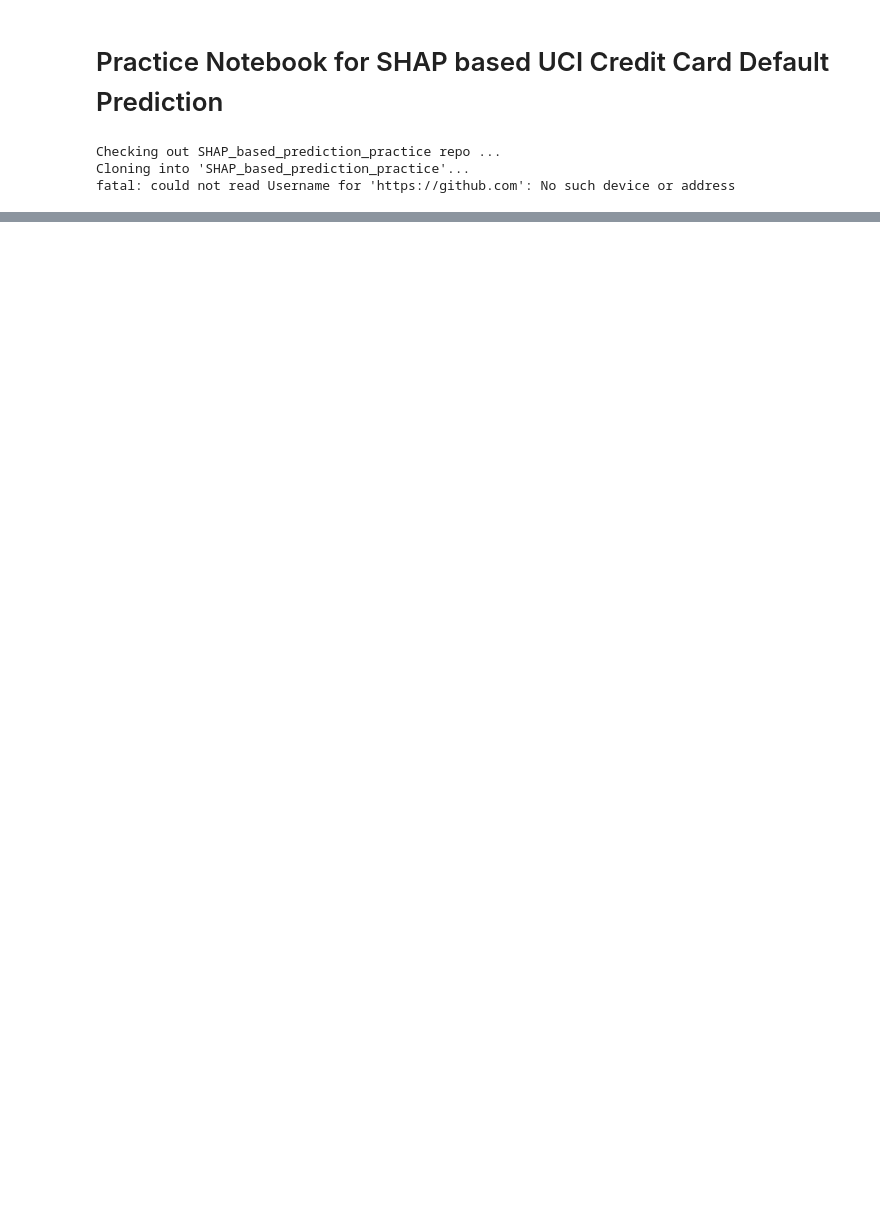
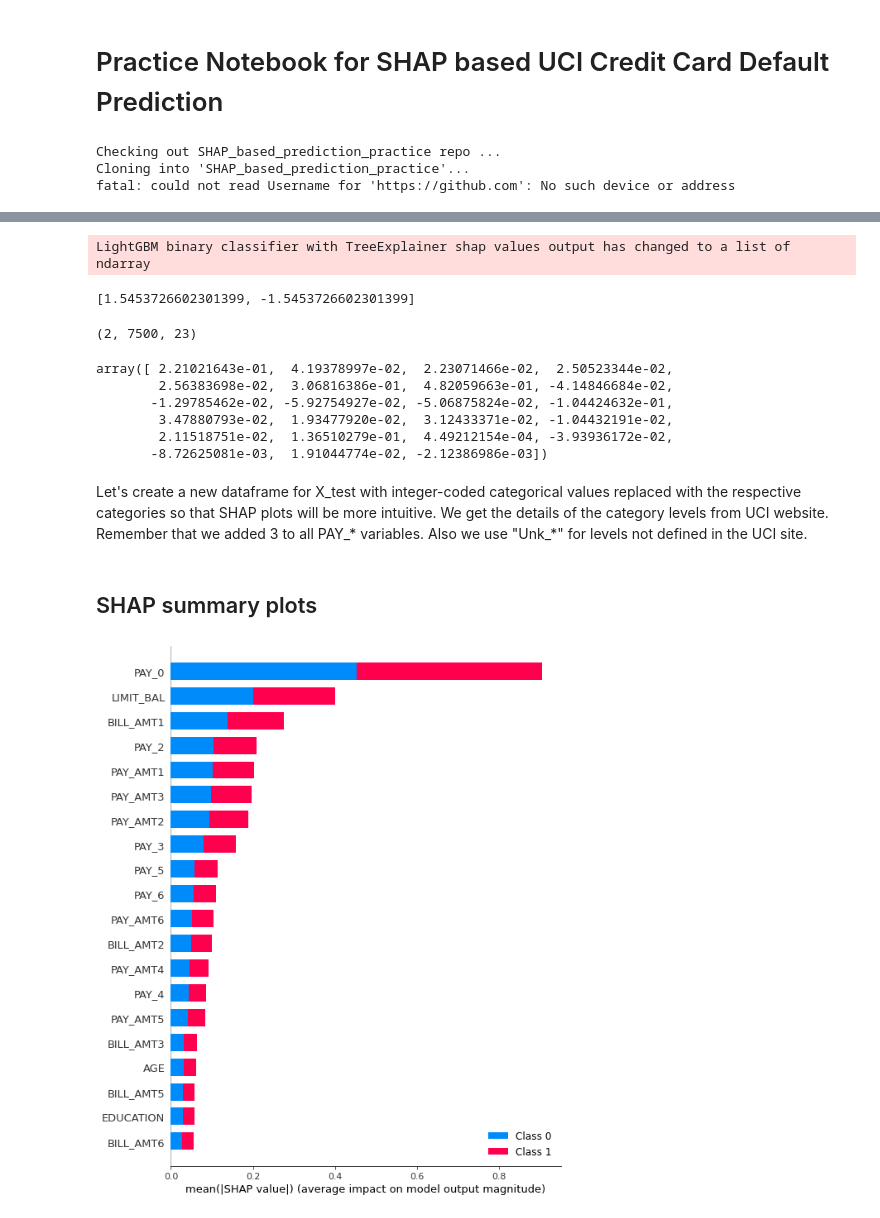
Before and after one commit to eagle034/UNCC_DSBA_5122_visualization_project, a Jupyter notebook: TREE_SHAP_UCI_Credit_Card_default_practice.ipynb, the cells around one changed output, grey strips where cells are left out. Cells and saved outputs as stored; diff of their text form; code cells hidden in the pictures; blank space fills up the shorter version.

```diff
--- a/TREE_SHAP_UCI_Credit_Card_default_practice.ipynb
+++ b/TREE_SHAP_UCI_Credit_Card_default_practice.ipynb
@@ -20,0 +177,39 @@ fatal: could not read Username for 'https://github.com': No such device or addre
+# %%
+explainer = shap.TreeExplainer(model=gbm, data=None, model_output='raw', feature_perturbation='tree_path_dependent')
+# %%
+shap_values = explainer.shap_values(X_test)
+# %% [output]
+LightGBM binary classifier with TreeExplainer shap values output has changed to a list of ndarray
+# %%
+explainer.expected_value
+# %% [output]
+[1.5453726602301399, -1.5453726602301399]
+# %%
+np.array(shap_values).shape
+# %% [output]
+(2, 7500, 23)
+# %%
+shap_values[1][0,:]
+# %% [output]
+array([ 2.21021643e-01,  4.19378997e-02,  2.23071466e-02,  2.50523344e-02,
+        2.56383698e-02,  3.06816386e-01,  4.82059663e-01, -4.14846684e-02,
+       -1.29785462e-02, -5.92754927e-02, -5.06875824e-02, -1.04424632e-01,
+        3.47880793e-02,  1.93477920e-02,  3.12433371e-02, -1.04432191e-02,
+        2.11518751e-02,  1.36510279e-01,  4.49212154e-04, -3.93936172e-02,
+       -8.72625081e-03,  1.91044774e-02, -2.12386986e-03])
+# %% [markdown]
+Let's create a new dataframe for X_test with integer-coded categorical values replaced with the respective categories so that SHAP plots will be more intuitive. We get the details of the category levels from UCI website. Remember that we added 3 to all PAY_* variables. Also we use "Unk_*" for levels not defined in the UCI site.
+# %%
+X_test_disp = X_test.copy()
+X_test_disp.SEX = X_test_disp.SEX.map({1: 'M', 2: 'F'})
+X_test_disp.EDUCATION = X_test_disp.EDUCATION.map({1: 'Grad School', 2: 'University', 3: 'High School', 4: 'Others', 5: 'Unk_5', 6: 'Unk_6', 0: 'Unk_0'})
+X_test_disp.MARRIAGE = X_test_disp.MARRIAGE.map({1: 'Married', 2: 'Single', 3: 'Others', 0: 'Unk_0'})
+for var in ['PAY_'+str(x) for x in [0, 2, 3, 4, 5, 6]]:
+    X_test_disp[var] = X_test_disp[var].map({2: 'Paid', 4: '1 mnth', 5: '2 mnths', 6: '3 mnths', 7: '4 mnths', 8: '5 mnths', 9: '6 mnths',
+                                             10: '7 mnths', 11: '8 mnths', 3: 'Unk_0', 1: 'Unk_-1', 2: 'Unk_-2'})
+# %% [markdown]
+## SHAP summary plots
+# %%
+shap.summary_plot(shap_values, features=X_test_disp)
+# %% [output]
+[figure, added]
```
Also changed, not shown: parts of 33 cells of this notebook.
